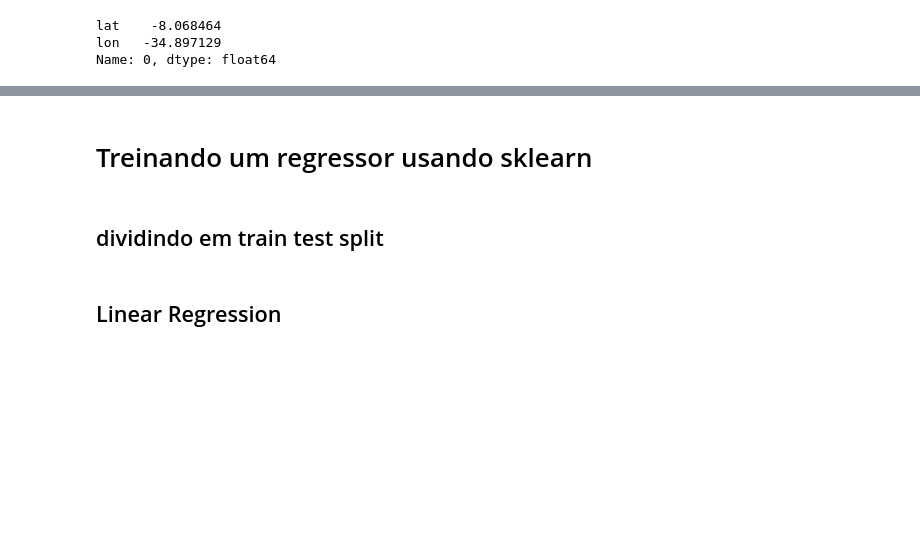
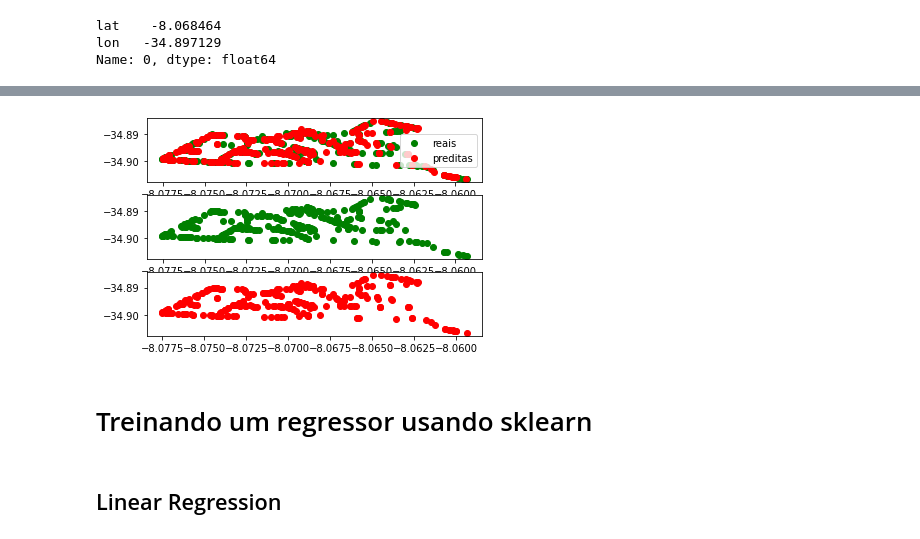
Before and after one commit to mikaelsilva/Comunicacoes_moveis, a Jupyter notebook: projeto_comunicações.ipynb, the cells around one changed output, grey strips where cells are left out. Cells and saved outputs as stored; diff of their text form; code cells hidden in the pictures; blank space fills up the shorter version.

```diff
--- a/projeto_comunicações.ipynb
+++ b/projeto_comunicações.ipynb
@@ -147,4 +233,19 @@ Name: 0, dtype: float64
+# %%
+fig, (ax1, ax2, ax3) = plt.subplots(3)
+ax1.scatter(df2['lat'],df2['lon'], c='green')
+ax1.scatter(df2['lat_pred'],df2['lon_pred'], c='red')
+#ax1.title('Mapa de comparação:')
+ax1.legend(["reais","preditas"])
+
+ax2.scatter(df2['lat'],df2['lon'], c='green')
+#ax2.title('Reais:')
+
+ax3.scatter(df2['lat_pred'],df2['lon_pred'], c='red')
+#ax3.title('Preditas')
+
+
+fig.show()
+# %% [output]
+[figure, added]
 # %% [markdown]
 # Treinando um regressor usando sklearn
-# %% [markdown]
-## dividindo em train test split
```
Also changed, not shown: parts of 41 cells of this notebook.
